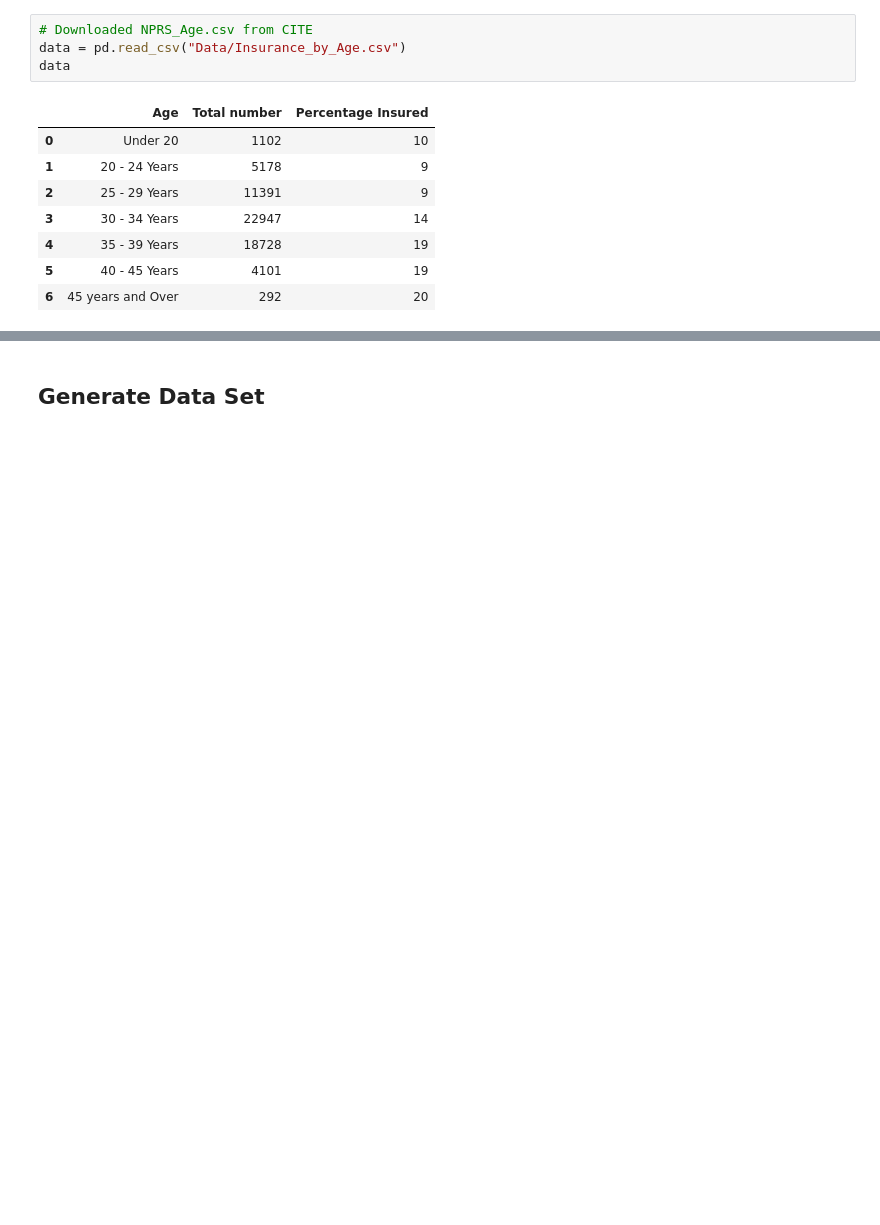
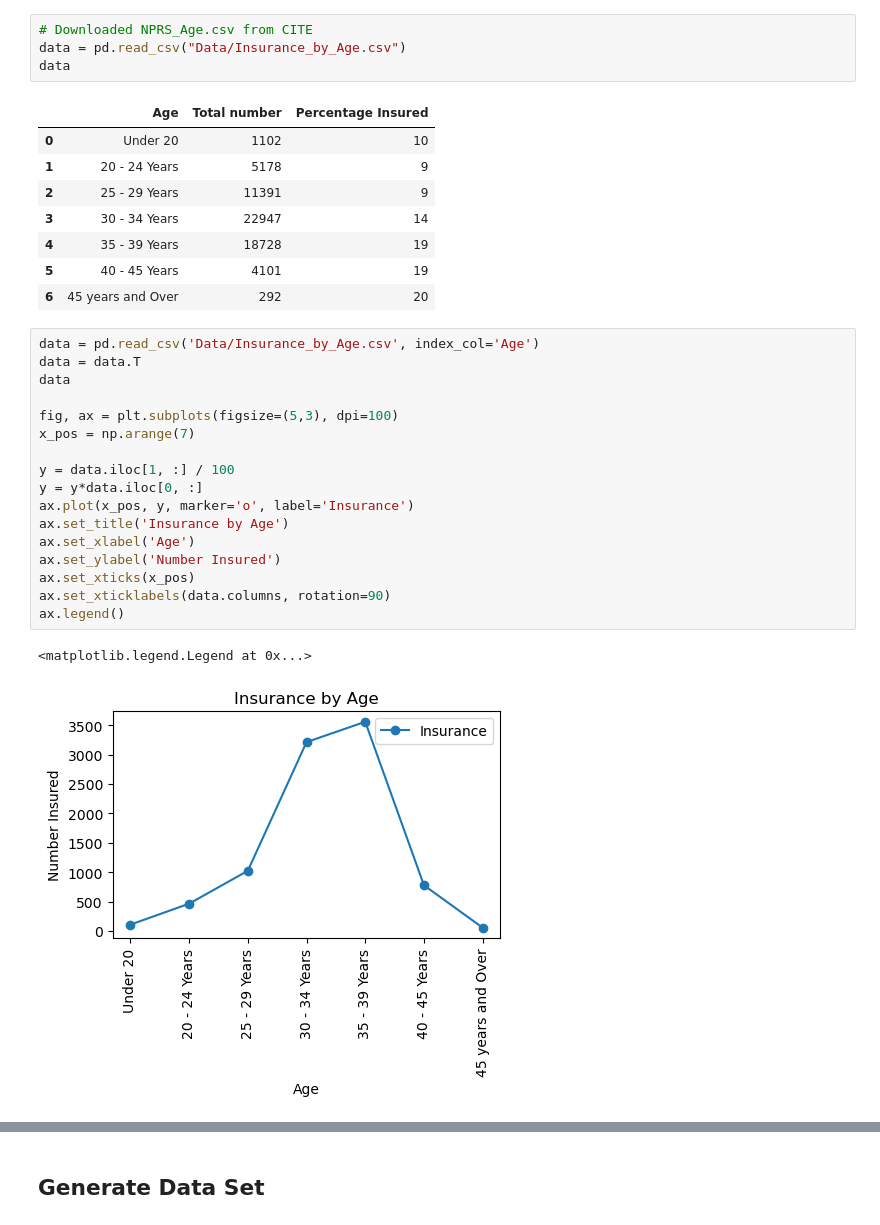
Before and after one commit to SharonNicG/52465-Project, a Jupyter notebook: Simulated Phenomenon.ipynb, the cells around one changed output, grey strips where cells are left out. Saved outputs shown, nothing was run; the diff lists cells and outputs as text; blank space fills up the shorter version.

Commit message:
Added analysis and data generation for variable 3

```diff
--- a/Simulated Phenomenon.ipynb
+++ b/Simulated Phenomenon.ipynb
@@ -199,3 +199,23 @@ data
 | 4 | 35 - 39 Years | 18728 | 19 |
 | 5 | 40 - 45 Years | 4101 | 19 |
 | 6 | 45 years and Over | 292 | 20 |
+# %%
+data = pd.read_csv('Data/Insurance_by_Age.csv', index_col='Age')
+data = data.T
+data
+
+fig, ax = plt.subplots(figsize=(5,3), dpi=100)
+x_pos = np.arange(7)
+
+y = data.iloc[1, :] / 100
+y = y*data.iloc[0, :]
+ax.plot(x_pos, y, marker='o', label='Insurance')
+ax.set_title('Insurance by Age')
+ax.set_xlabel('Age')
+ax.set_ylabel('Number Insured')
+ax.set_xticks(x_pos)
+ax.set_xticklabels(data.columns, rotation=90)
+ax.legend()
+# %% [output]
+<matplotlib.legend.Legend at 0x...>
+[figure, added]
```
Also changed, not shown: parts of 10 cells of this notebook.
